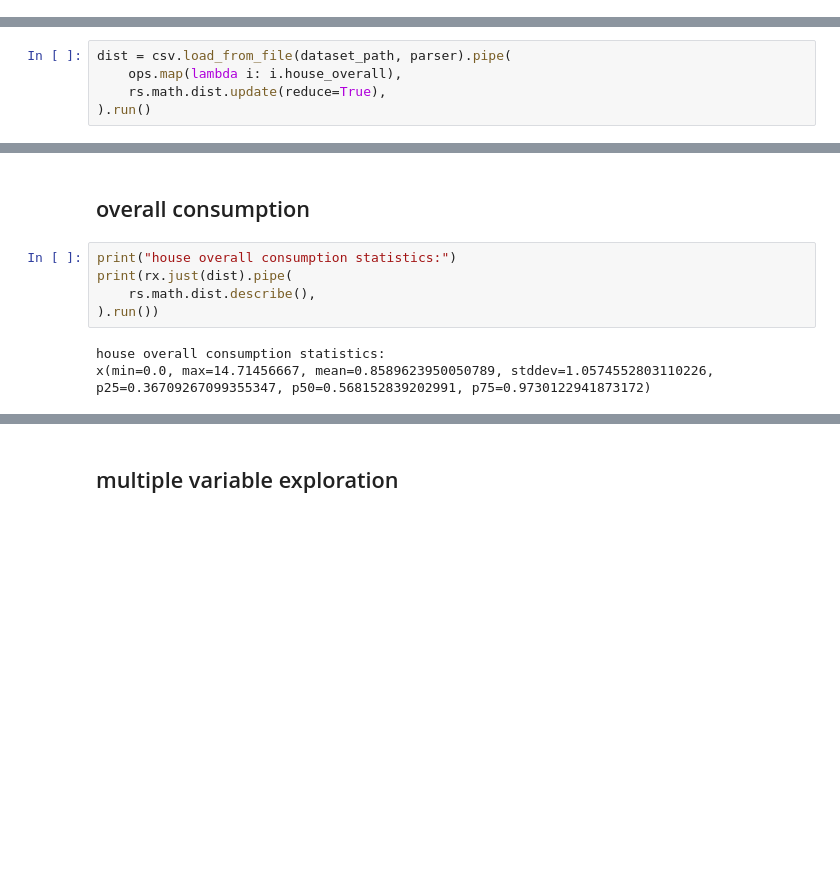
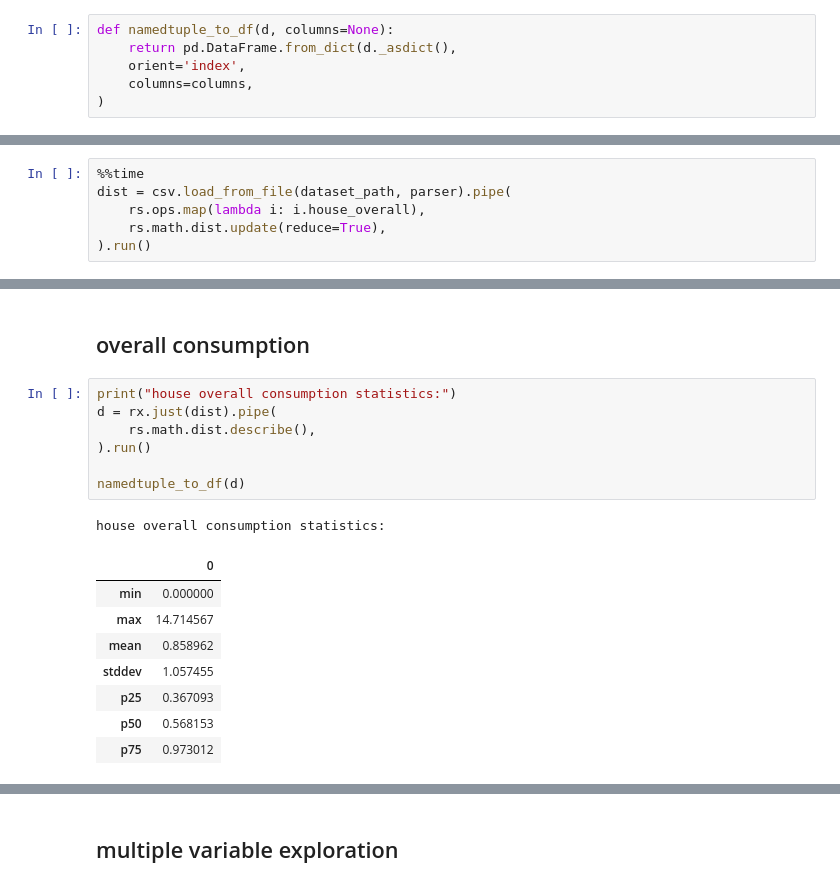
Before and after one commit to maki-nage/makinage-examples, a Jupyter notebook: notebook/home consumption.ipynb, the cells around one changed output, grey strips where cells are left out. Cells and saved outputs as stored; diff of their text form; blank space fills up the shorter version.

```diff
--- a/notebook/home consumption.ipynb
+++ b/notebook/home consumption.ipynb
@@ -14,6 +19,12 @@ import plotly.express as px
 from sklearn.linear_model import Ridge
 from sklearn.model_selection import train_test_split
 from sklearn.metrics import mean_squared_error
+# %%
+def namedtuple_to_df(d, columns=None):
+    return pd.DataFrame.from_dict(d._asdict(),
+    orient='index',
+    columns=columns,
+)
 # %% [markdown]
 # Initialize Dataset
 # %%
@@ -58,7 +69,8 @@ parser = csv.create_line_parser(
 # %% [markdown]
 # Explore
 # %%
+%%time
 dist = csv.load_from_file(dataset_path, parser).pipe(
-    ops.map(lambda i: i.house_overall),
+    rs.ops.map(lambda i: i.house_overall),
     rs.math.dist.update(reduce=True),
 ).run()
@@ -66,12 +81,21 @@ dist = csv.load_from_file(dataset_path, parser).pipe(
 ## overall consumption
 # %%
 print("house overall consumption statistics:")
-print(rx.just(dist).pipe(
+d = rx.just(dist).pipe(
     rs.math.dist.describe(),
-).run())
+).run()
+
+namedtuple_to_df(d)
 # %% [output]
 house overall consumption statistics:
-x(min=0.0, max=14.71456667, mean=0.8589623950050789, stddev=1.0574552803110226, p25=0.36709267099355347, p50=0.568152839202991, p75=0.9730122941873172)
+|  | 0 |
+| min | 0.000000 |
+| max | 14.714567 |
+| mean | 0.858962 |
+| stddev | 1.057455 |
+| p25 | 0.367093 |
+| p50 | 0.568153 |
+| p75 | 0.973012 |
 # %%
 df_hist = rx.just(dist).pipe(
     rs.math.dist.histogram(),
```
Also changed, not shown: parts of 13 cells of this notebook, 4 other files.
